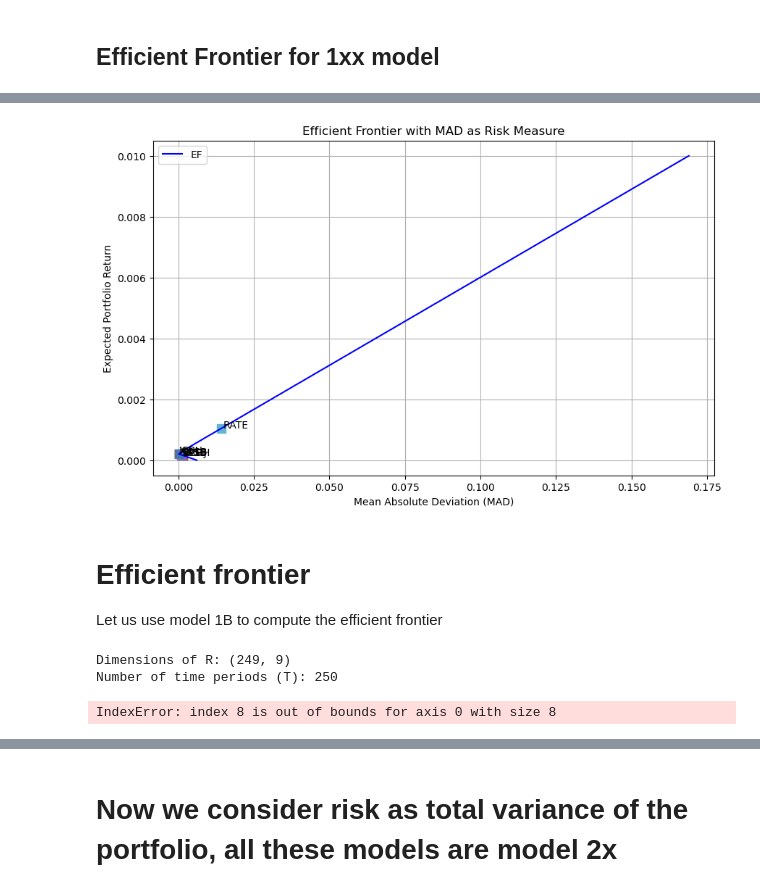
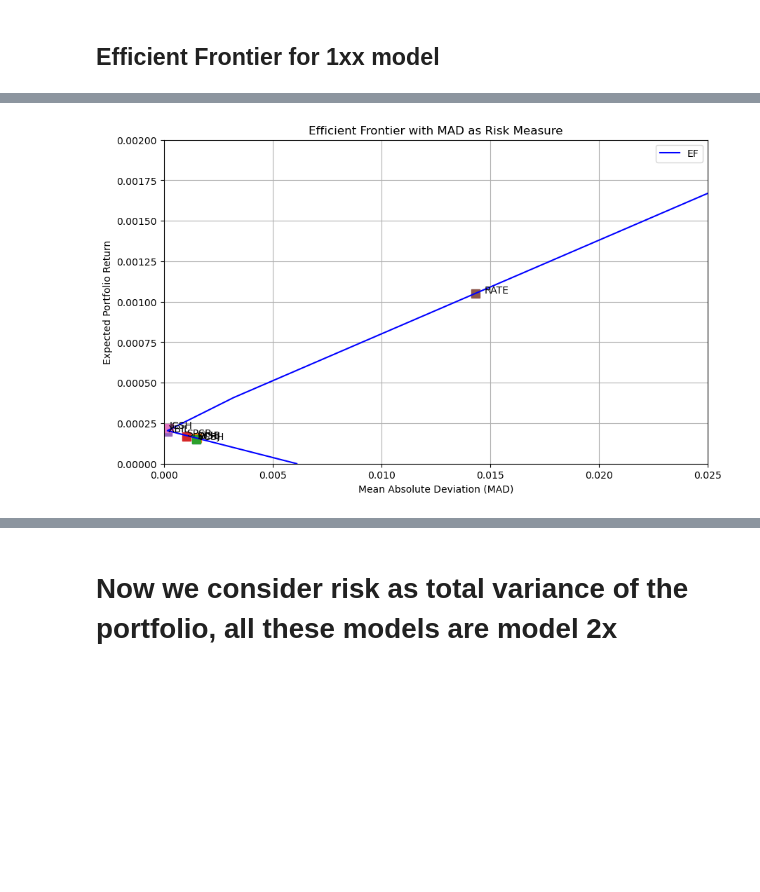
Before and after one commit to vinflora/MATH441-Group-Project, a Jupyter notebook: code_corporate bonds.ipynb, the cells around one changed output, grey strips where cells are left out. Saved outputs shown, nothing was run; the diff lists cells and outputs as text; code cells hidden in the pictures; blank space fills up the shorter version.

```diff
--- a/code_corporate bonds.ipynb
+++ b/code_corporate bonds.ipynb
@@ -467,7 +467,8 @@ ax.set_xlabel('Mean Absolute Deviation (MAD)')
 ax.set_ylabel('Expected Portfolio Return')
 ax.legend()
 plt.title('Efficient Frontier with MAD as Risk Measure')
-
+plt.xlim(0,0.025)
+plt.ylim(0,0.002)
 plt.show()
 # %% [output]
 Welcome to the CBC MILP Solver
@@ -486,63 +487,5 @@ Problem MODEL has 502 rows, 257 columns and 4014 elements
 Time (Wallclock Seconds):   0.02
 
 Option for printingOptions changed from normal to all
 Total time (CPU seconds):       0.02   (Wallclock seconds):       0.02
-[figure, old version]
+[figure, new version]
-# %% [markdown]
-# Efficient frontier
-
-Let us use model 1B to compute the efficient frontier
-# %%
-from pulp import *
-import numpy as np
-
-# Define the data
-n = len(assets)  # Number of assets
-T = len(R[:,0]) +1 # Number of time periods
-
-# Initialize risk_array
-m0_array = np.linspace(0.0, 0.01, 50)
-risk_array = np.zeros(len(m0_array))
-
-print("Dimensions of R:", R.shape)
-print("Number of time periods (T):", T)
-
-# Loop over m0_array
-for i in range(len(m0_array)):
-
-    r0 = m0_array[i]
-
-    # Create a LP problem
-    prob = LpProblem("Financial_Portfolio_Optimization", LpMaximize)
-
-    # Define decision variables
-    x = [LpVariable(f"x{j}", lowBound=0) for j in range(n)]
-    y = [LpVariable(f"y{t}", lowBound=0) for t in range(T)]
-
-    # Define objective function
-    prob +=  - (1/T) * lpSum(y[t] for t in range(T)), "Objective"
-
-    # Define constraints
-    for t in range(T):
-        prob += lpSum(x[j] * (R[j][t] - r[j]) for j in range(n)) <= y[t], f"Upper_constraint_{t}"
-        prob += lpSum(x[j] * (R[j][t] - r[j]) for j in range(n)) >= -y[t], f"Lower_constraint_{t}"
-
-    prob += lpSum(r[j] * x[j] for j in range(n)) == r0
-
-    prob += lpSum(x) == 1, "Sum_of_weights"
-
-    # Solve the problem
-    prob.solve()
-
-    # Check if problem is solved successfully
-    if LpStatus[prob.status] == "Optimal":
-        risk_array[i] = value( (1/T) * lpSum(y[t] for t in range(T)))
-        print(f"Solution found for m0_array[{i}]: {m0_array[i]}")
-    else:
-        print(f"No solution found for m0_array[{i}]: {m0_array[i]}")
-
-print("Risk array:", risk_array)
-# %% [output]
-Dimensions of R: (249, 9)
-Number of time periods (T): 250
-IndexError: index 8 is out of bounds for axis 0 with size 8
```
Also changed, not shown: parts of 9 cells of this notebook, 3 other files.
